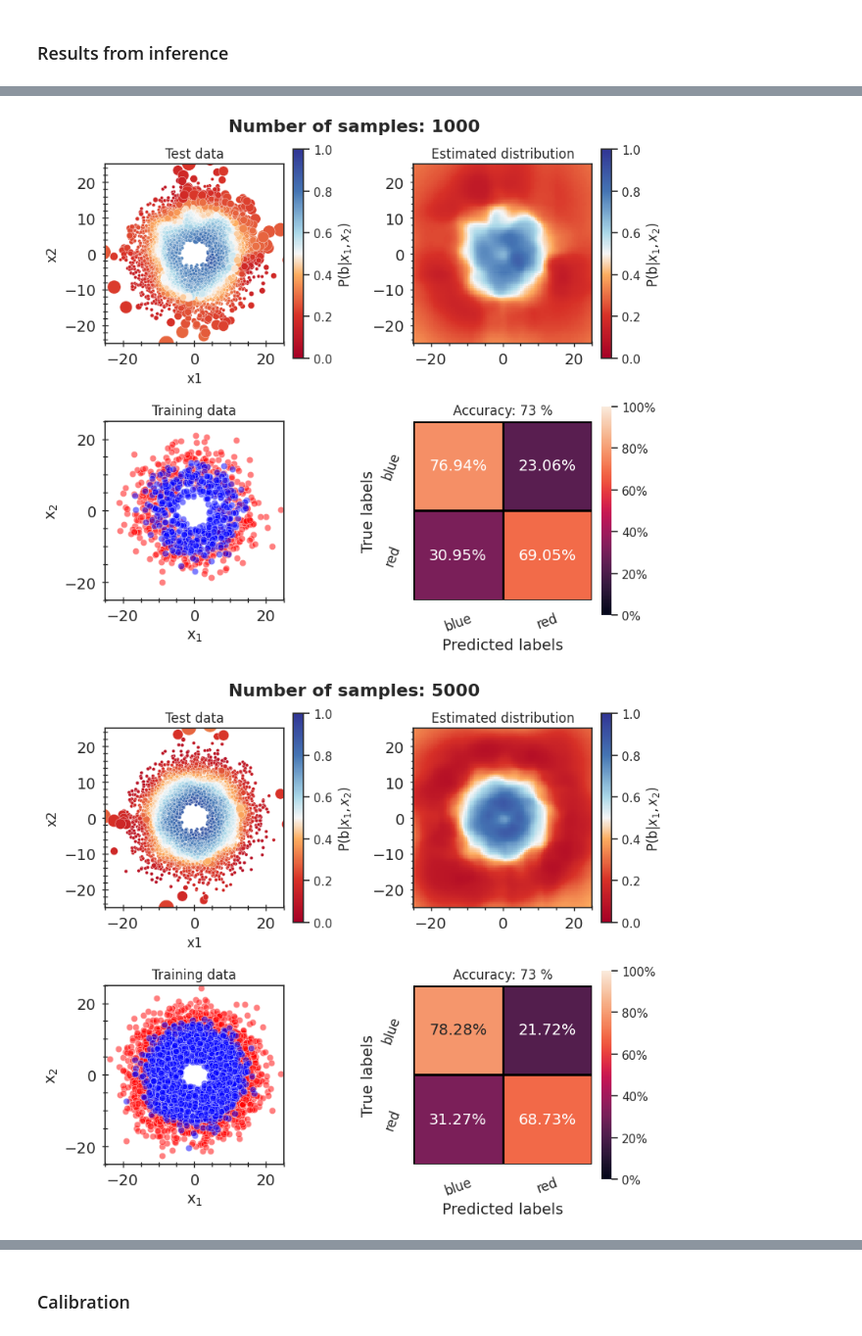
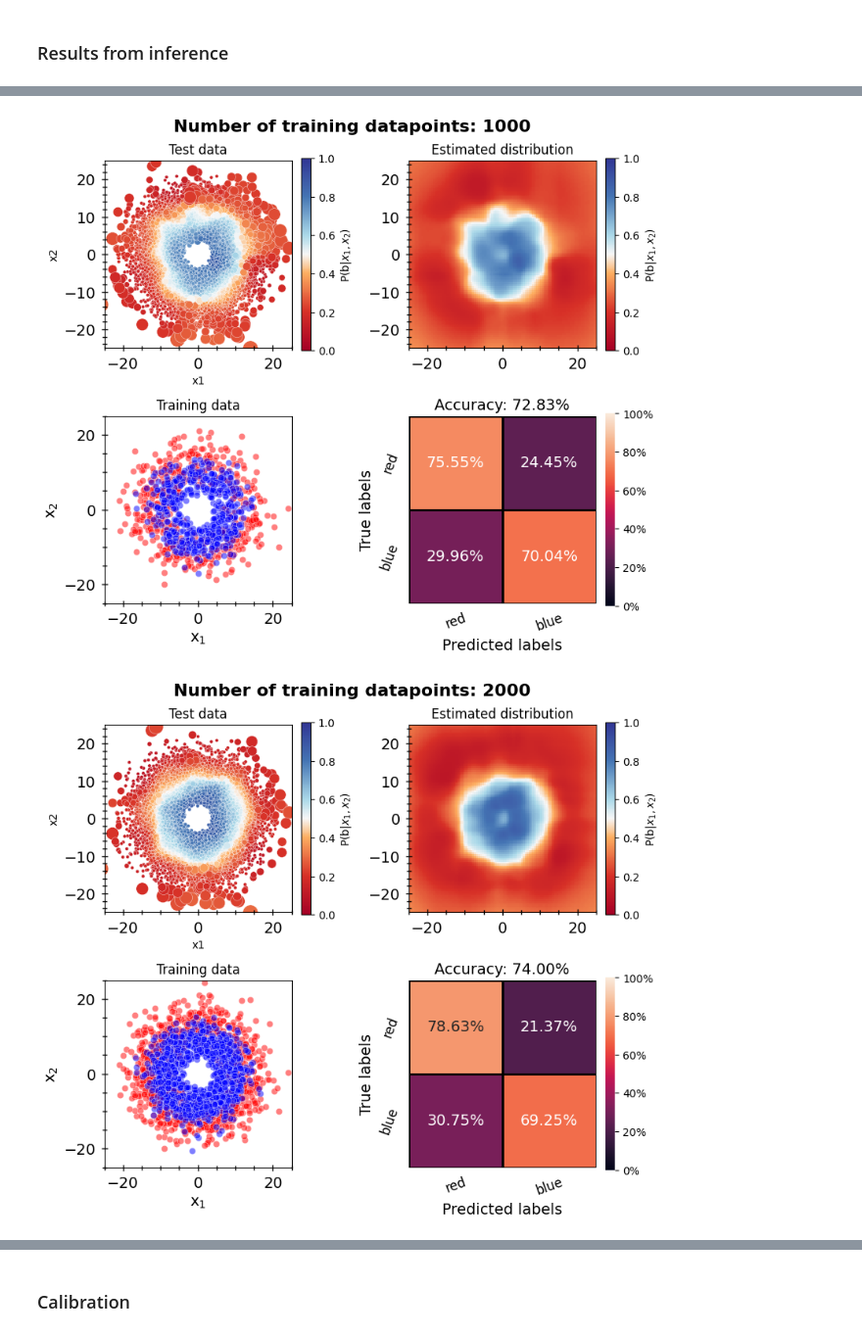
Before and after one commit to choisant/foundational-modeling, a Jupyter notebook: toy_experiment/inferno/inference_results.ipynb, the cells around one changed output, grey strips where cells are left out. Shown at 98% size. Cells and saved outputs as stored; diff of their text form; code cells hidden in the pictures.

Commit message:
Update plots and typos

```diff
--- a/toy_experiment/inferno/inference_results.ipynb
+++ b/toy_experiment/inferno/inference_results.ipynb
@@ -178,7 +178,7 @@ def plot_uncertainties(df, ax, suptitle, grid=False):
 
 #MCMC constants
 n_samples = 1200
-n_data = [250, 1000, 5000]
+n_data = [250, 1000, 2000, 5000]
 #n_data = [250, 2100, 3600, 5000]
 n_chains = 10
 n_plots = len(n_data)
@@ -208,13 +208,13 @@ train_n = 50000
 trainfile = f"train_n_{train_n}_{tag}"
 truthfile = f"analytical_solution_x1_x2_grid_{tag}_nxMC_200_nr1MC_200"
 #testfile = f"test_n_10000_{tag}"
-testfile = f"val_n_5000_{tag}"
+testfile = f"test_n_10000_{tag}"
 gridfile = "x1_x2_grid"
 
 if polar:
-    analysis_folders = [f"{trainfile}/nsamples-1200_nchains-{n_chains}_ndata-{n_data[i]}_POLAR" for i in range(n_plots)]
+    analysis_folders = [f"{trainfile}/nsamples-{n_samples}_nchains-{n_chains}_ndata-{n_data[i]}_POLAR" for i in range(n_plots)]
 else:
-    analysis_folders = [f"{trainfile}/nsamples-1200_nchains-{n_chains}_ndata-{n_data[i]}" for i in range(n_plots)]
+    analysis_folders = [f"{trainfile}/nsamples-{n_samples}_nchains-{n_chains}_ndata-{n_data[i]}" for i in range(n_plots)]
 #valfiles = [f"{folderpath}/{folder}/{valfile}_inferred.h5" for folder in analysis_folders]
 testfiles = [f"{folderpath}/{folder}/{testfile}_inferred.h5" for folder in analysis_folders]
 gridfiles = [f"{folderpath}/{folder}/{gridfile}_inferred.h5" for folder in analysis_folders]
@@ -270,14 +270,14 @@ for i in range(len(n_data)):
     axs[0][0] = plot_results(test_dfs[i], weight_key, axs[0][0], "Test data")
     axs[0][1] = plot_results(grid_dfs[i], weight_key, axs[0][1], "Estimated distribution", grid=True)
     axs[1][0] = plot_data(train_data[0:n_data[i]], axs[1][0], "Training data")
-    axs[1][1] = plot_conf_matrix(test_dfs[i], "Truth", "Inferred_color", ["blue", "red"], axs[1][1])
+    axs[1][1] = plot_conf_matrix(test_dfs[i], "Truth", "Inferred_color", ["red", "blue"], axs[1][1])
 
     cmap = red_blue_cmap()
     hue_norm = mpl.colors.Normalize(vmin=0, vmax=1, clip=False)
     fig.colorbar(mpl.cm.ScalarMappable(norm=hue_norm, cmap=cmap), label=r'P(b|$x_1, x_2$)', ax=axs[0][0])
     fig.colorbar(mpl.cm.ScalarMappable(norm=hue_norm, cmap=cmap), label=r'P(b|$x_1, x_2$)', ax=axs[0][1])
 
-    fig.suptitle(f"Number of samples: {n_data[i]}", size=16, fontweight="bold")
+    fig.suptitle(f"Number of training datapoints: {n_data[i]}", size=16, fontweight="bold")
     #plt.savefig(f"../../fig/results/inferno/{testfile}_{trainfile}_n_{n_data[i]}")
 
 #plt.show()
@@ -286,2 +286,2 @@ for i in range(len(n_data)):
-[figure, old version]
+[figure, new version]
-[figure, old version]
+[figure, new version]
```
Also changed, not shown: parts of 6 cells of this notebook, 4 other files.
